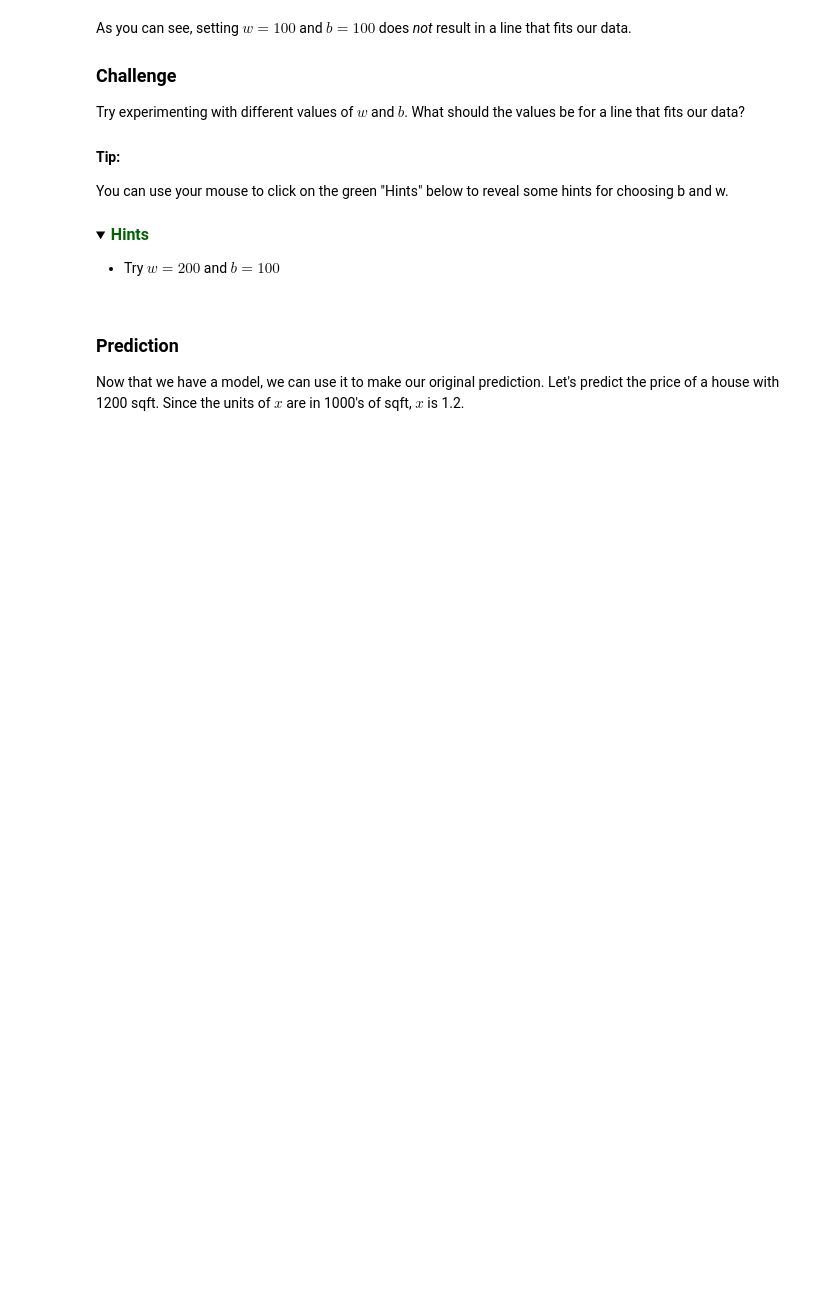
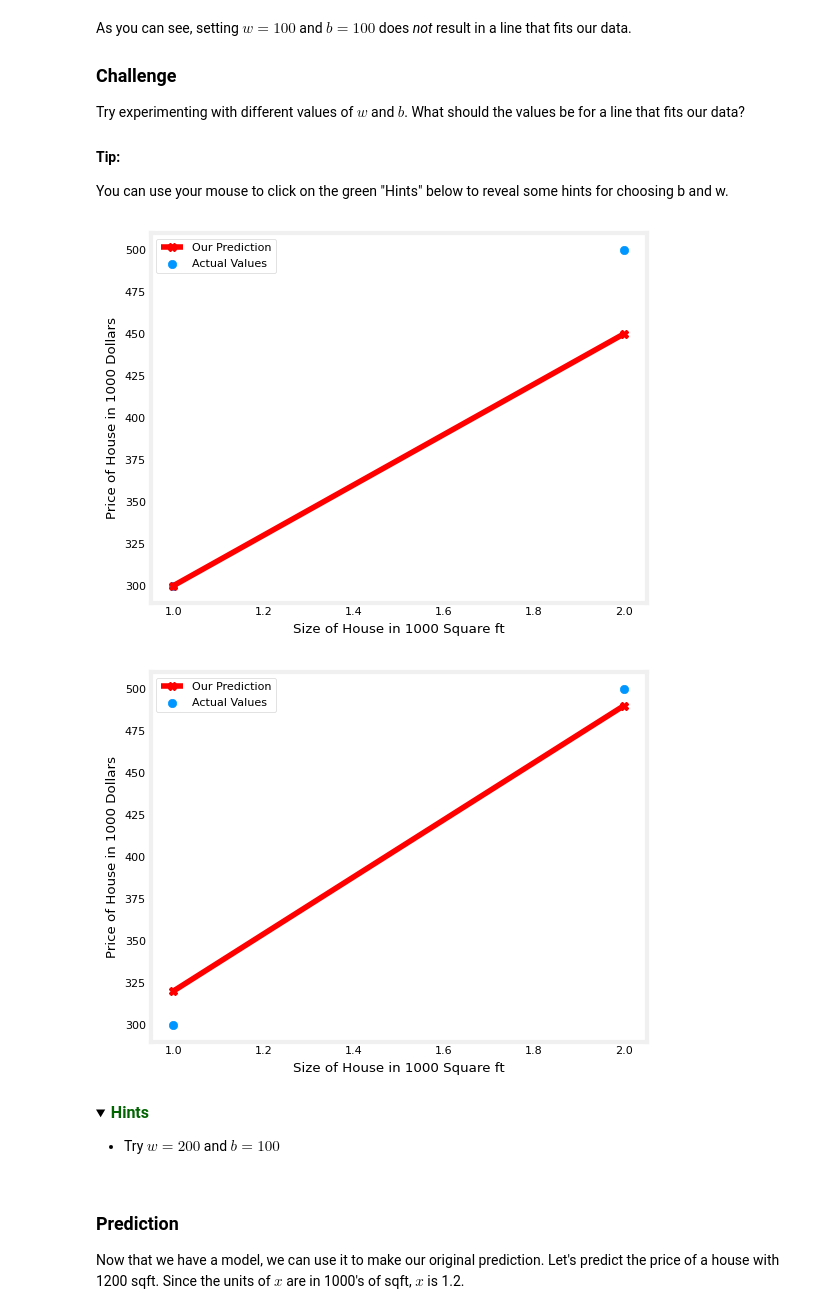
Before and after one commit to Akbhartiq/Machine-Learning, a Jupyter notebook: LinearReg/C1_W1_Lab02_Model_Representation_Soln.ipynb, the cells around one changed output. Drawn from its saved outputs; the diff is of its cells as text; code cells hidden in the pictures; folded sections open; blank space fills up the shorter version.

```diff
--- a/LinearReg/C1_W1_Lab02_Model_Representation_Soln.ipynb
+++ b/LinearReg/C1_W1_Lab02_Model_Representation_Soln.ipynb
@@ -190,4 +205,40 @@ Try experimenting with different values of $w$ and $b$. What should the values b
 
 #### Tip:
 You can use your mouse to click on the green "Hints" below to reveal some hints for choosing b and w.
+# %%
+# This code here is written to get the better values for the w and b
+'''Clearly we need to increase the slop'''
+w = 150
+b = 150
+# use computation model again
+y_val = compute_model_output(x_train, w, b)
+
+# Now use matplot lib to do the same
+plt.plot(x_train, y_val, marker="X", c='r', label="Our Prediction")
+plt.scatter(x_train, y_train, label="Actual Values")
+plt.xlabel("Size of House in 1000 Square ft")
+plt.ylabel("Price of House in 1000 Dollars")
+plt.legend()
+plt.show()
+
+'''We get somewhere close'''
+
+
+# we see that we need more better slop
+w=170
+# use computation model again
+y_val = compute_model_output(x_train, w, b)
+
+# Now use matplot lib to do the same
+plt.plot(x_train, y_val, marker="X", c='r', label="Our Prediction")
+plt.scatter(x_train, y_train, label="Actual Values")
+plt.xlabel("Size of House in 1000 Square ft")
+plt.ylabel("Price of House in 1000 Dollars")
+plt.legend()
+plt.show()
+
+# Now we need to decrease b , similarly we can do better
+# %% [output]
+[figure, added]
+[figure, added]
 # %% [markdown]
```
Also changed, not shown: parts of 5 cells of this notebook.
